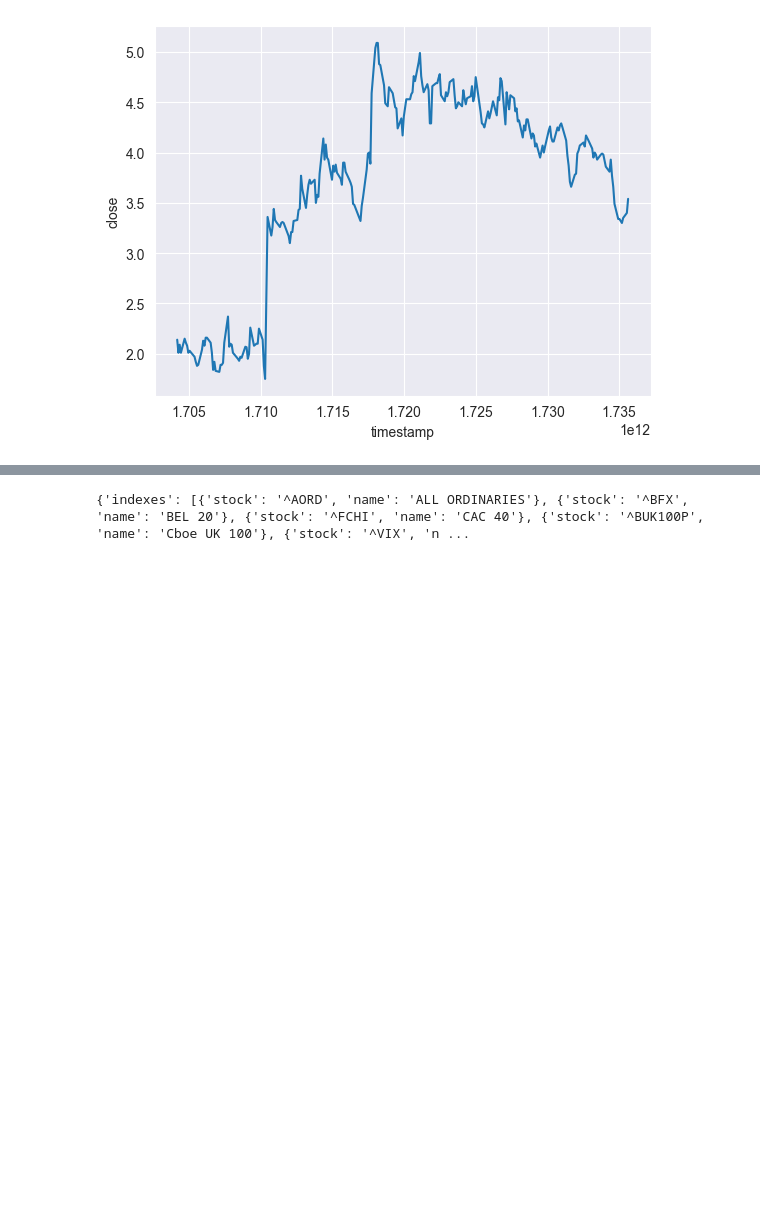
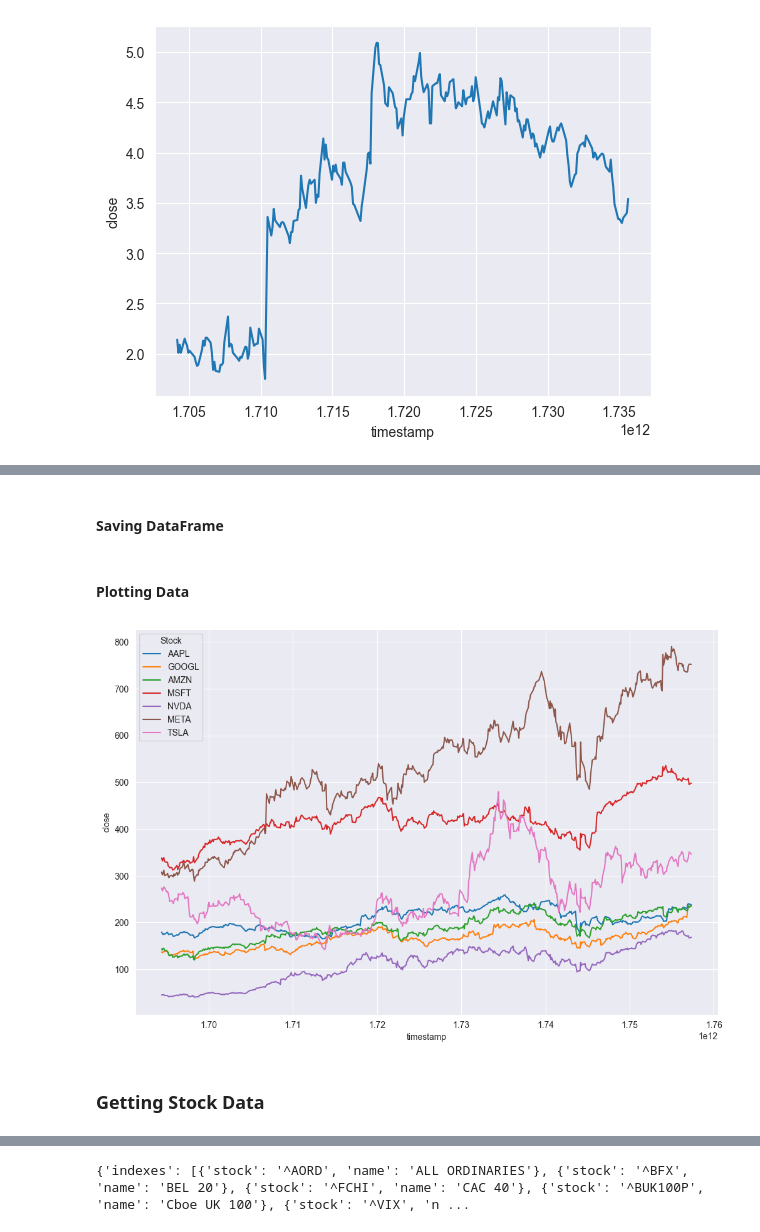
Before and after one commit to victordantas1/stock_prices_analysis, a Jupyter notebook: share_analysis.ipynb, the cells around one changed output, grey strips where cells are left out. Cells and saved outputs as stored; diff of their text form; code cells hidden in the pictures; blank space fills up the shorter version.

```diff
--- a/share_analysis.ipynb
+++ b/share_analysis.ipynb
@@ -716,0 +849,3 @@ sns.lineplot(data=df_gern, x="timestamp", y="close")
+# %%
+stocks = get_stock_data_robust(client, ['AAPL', 'GOOGL', 'AMZN', 'MSFT', 'NVDA', 'META', 'TSLA'], '2020-01-01', '2025-09-08')
+stocks
@@ -716,0 +884,3 @@ sns.lineplot(data=df_gern, x="timestamp", y="close")
+# %%
+stocks_dict = {key: [agg.__dict__ for agg in stocks[key]] for key in stocks.keys()}
+stocks_dict['AAPL']
@@ -716,0 +905,8 @@ sns.lineplot(data=df_gern, x="timestamp", y="close")
+# %%
+df = pd.DataFrame()
+for stock in stocks_dict.keys():
+    print(f'Transforming {stock} to dataframe...')
+    df_stock = pd.DataFrame(stocks_dict[stock])
+    df_stock['stock'] = stock
+    df = pd.concat([df, df_stock])
+df
@@ -716,0 +934,2 @@ sns.lineplot(data=df_gern, x="timestamp", y="close")
+# %% [markdown]
+#### Saving DataFrame
@@ -716,0 +938,17 @@ sns.lineplot(data=df_gern, x="timestamp", y="close")
+# %% [markdown]
+#### Plotting Data
+# %%
+import seaborn as sns
+import matplotlib.pyplot as plt
+
+plt.figure(figsize=(12, 8))
+
+for stock in stocks_dict.keys():
+    sns.lineplot(data=df[df['stock'] == stock], x="timestamp", y="close", label=stock)
+
+plt.legend(title='Stock')
+plt.show()
+# %% [output]
+[figure, added]
+# %% [markdown]
+### Getting Stock Data
```
Also changed, not shown: parts of 87 cells of this notebook.
